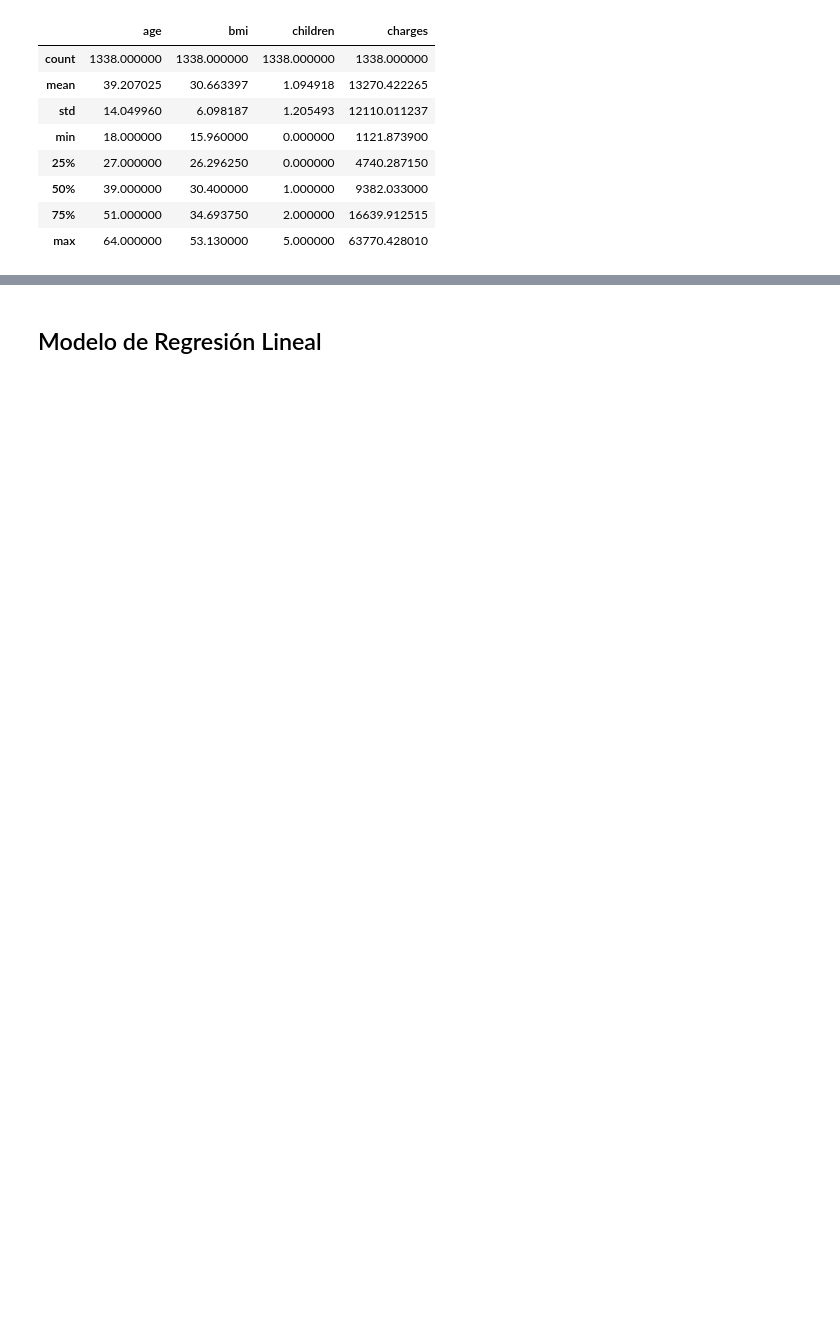
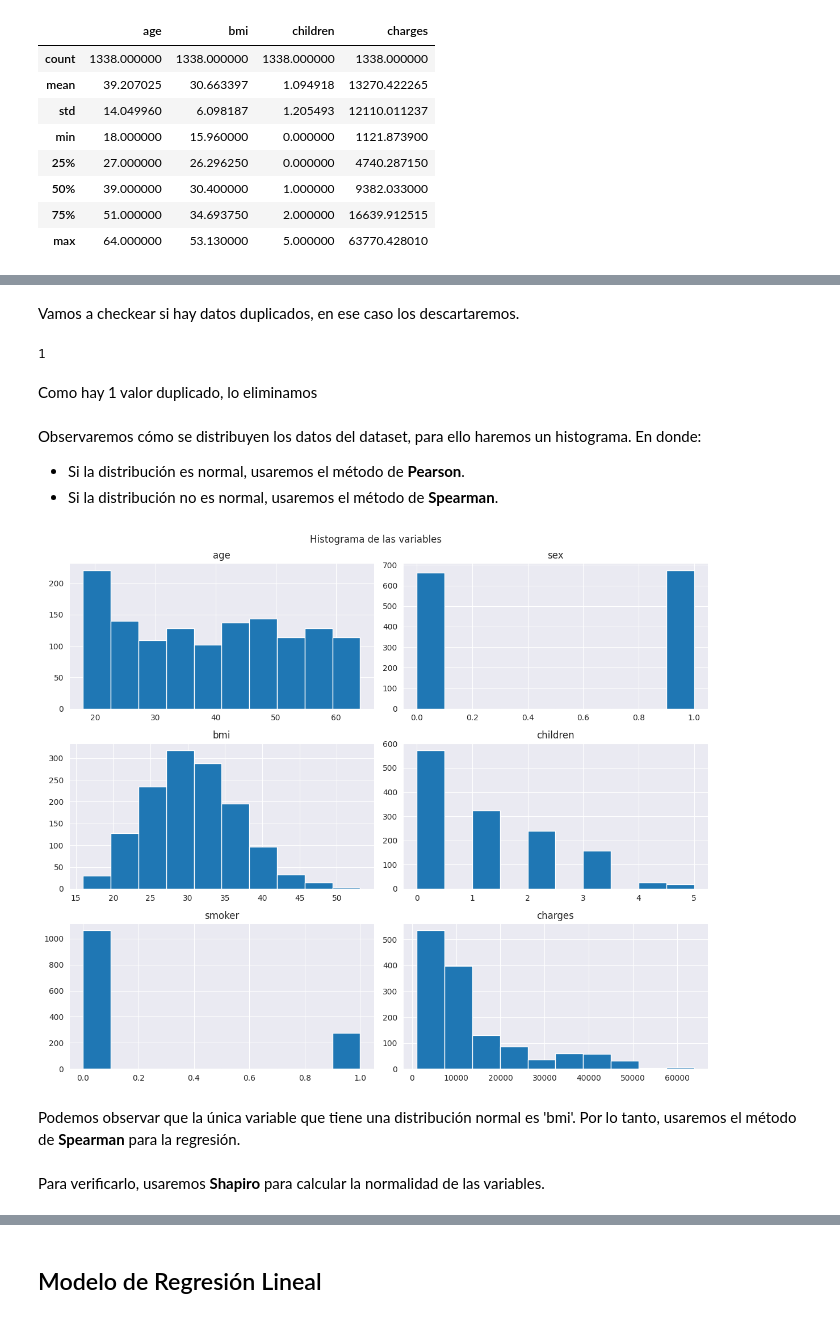
Before and after one commit to Augustelli/IA_UM_2024, a Jupyter notebook: TP2/tp2_augustomancuso_2024.ipynb, the cells around one changed output, grey strips where cells are left out. Cells and saved outputs as stored; diff of their text form; code cells hidden in the pictures; blank space fills up the shorter version.

```diff
--- a/TP2/tp2_augustomancuso_2024.ipynb
+++ b/TP2/tp2_augustomancuso_2024.ipynb
@@ -55,0 +66,16 @@ plt.show()
+# %%
+# Vamos a eliminar las columnas que no sean numéricas para poder calcular la correlación
+df_numerics = df.drop(columns=['region'])
+# Converimos la columna 'smoker' a valores numéricos
+df_numerics['smoker'] = df_numerics['smoker'].replace({
+    'no': 0,
+    'yes': 1
+})
+
+# Convertimos la columna 'sex' a numérica , al igual que smoker
+df_numerics['sex'] = df_numerics['sex'].replace({
+    'female': 0,
+    'male': 1
+})
+
+df_numerics.info()
@@ -55,0 +96,25 @@ plt.show()
+# %% [markdown]
+Vamos a checkear si hay datos duplicados, en ese caso los descartaremos.
+# %%
+print(df_numerics.duplicated().sum())
+# %% [output]
+1
+# %% [markdown]
+Como hay 1 valor duplicado, lo eliminamos
+# %%
+df_numerics = df_numerics.drop_duplicates()
+# %% [markdown]
+Observaremos cómo se distribuyen los datos del dataset, para ello haremos un histograma. En donde:
+- Si la distribución es normal, usaremos el método de **Pearson**.
+- Si la distribución no es normal, usaremos el método de **Spearman**.
+# %%
+df_numerics.hist(figsize=(12, 10))
+plt.suptitle('Histograma de las variables')
+plt.tight_layout()
+plt.show()
+# %% [output]
+[figure, added]
+# %% [markdown]
+Podemos observar que la única variable que tiene una distribución normal es 'bmi'. Por lo tanto, usaremos el método de **Spearman** para la regresión.
+# %% [markdown]
+Para verificarlo, usaremos **Shapiro** para calcular la normalidad de las variables.
```
Also changed, not shown: parts of 32 cells of this notebook, 1 other file.
